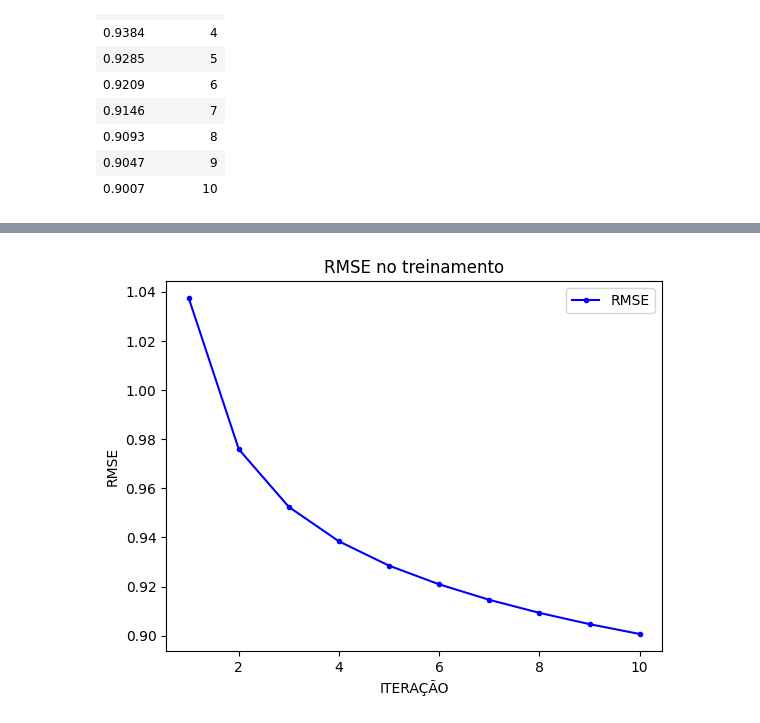
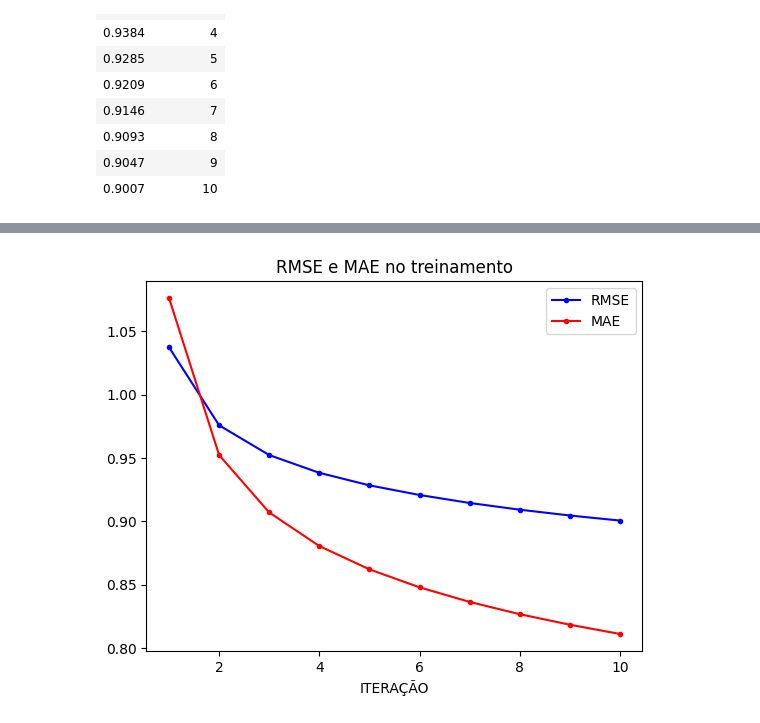
Before and after one commit to willonf/funk_svd, a Jupyter notebook: code.ipynb, the cells around one changed output, grey strips where cells are left out. Saved outputs shown, nothing was run; the diff lists cells and outputs as text; code cells hidden in the pictures.

Commit message:
Adjust chart plots

```diff
--- a/code.ipynb
+++ b/code.ipynb
@@ -195,16 +210,19 @@ shape: (10, 2)
 # %%
 import matplotlib.pyplot as plt
 
-iterations_list = model.rmse_train_errors["iteration"].to_list()
+rmse_iterations = model.rmse_train_errors["iteration"].to_list()
 rmse_list = model.rmse_train_errors["rmse"].to_list()
 
+mae_iterations = model.mae_train_errors["iteration"].to_list()
+mae_list = model.mae_train_errors["mae"].to_list()
+
 plt.style.use('default')
-plt.plot(iterations_list, rmse_list, marker='.', linestyle='-', color='b', label='RMSE')
+plt.plot(rmse_iterations, rmse_list, marker='.', linestyle='-', color='b', label='RMSE')
+plt.plot(mae_iterations, mae_list, marker='.', linestyle='-', color='r', label='MAE')
 plt.xlabel("ITERAÇÃO")
-plt.ylabel("RMSE")
-plt.title("RMSE no treinamento")
+plt.title("RMSE e MAE no treinamento")
 plt.grid(False)
 plt.legend()
 plt.show()
 # %% [output]
-[figure, old version]
+[figure, new version]
```
Also changed, not shown: parts of 4 cells of this notebook, 1 other file.
